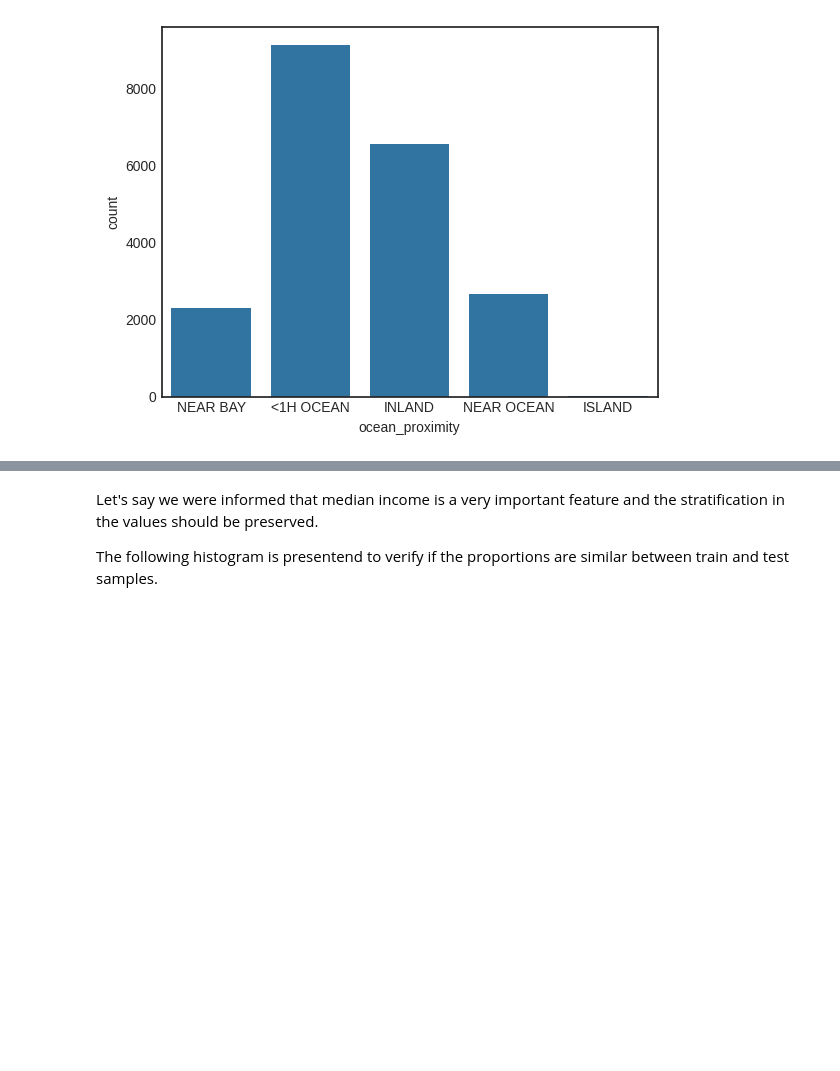
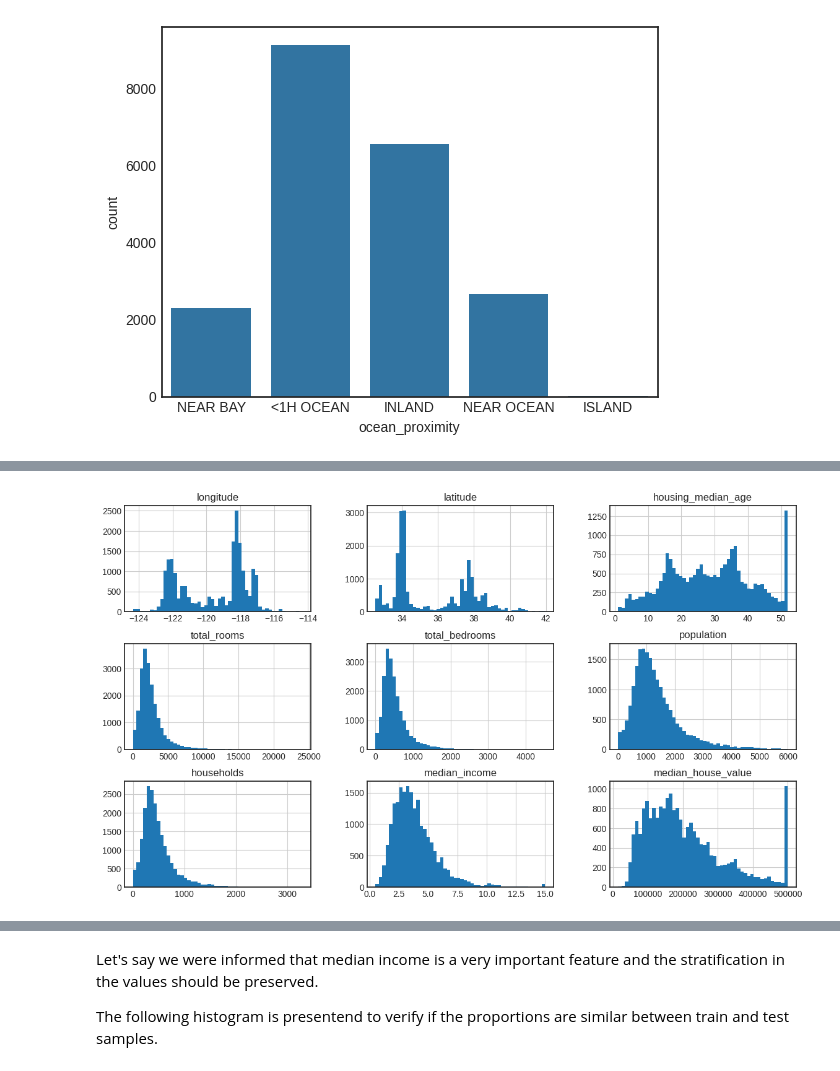
Before and after one commit to ezequielpf/california_house_pricing, a Jupyter notebook: Housing_02.ipynb, the cells around one changed output, grey strips where cells are left out. Saved outputs shown, nothing was run; the diff lists cells and outputs as text; code cells hidden in the pictures; blank space fills up the shorter version.

```diff
--- a/Housing_02.ipynb
+++ b/Housing_02.ipynb
@@ -147,0 +153,4 @@ df_raw.describe().T
+# %%
+df_raw.query('population <= 6000').hist(bins=50, figsize=(14,8));
+# %% [output]
+[figure, added]
```
Also changed, not shown: parts of 41 cells of this notebook.
